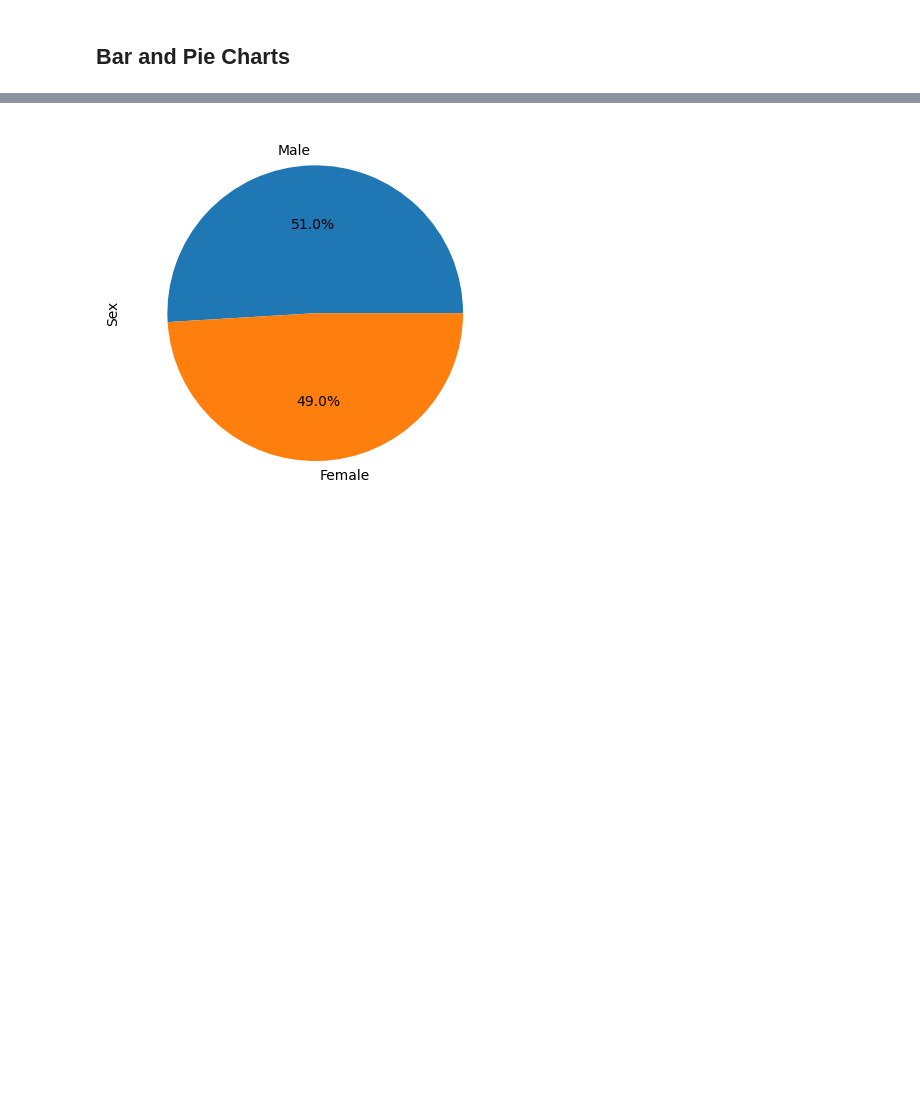
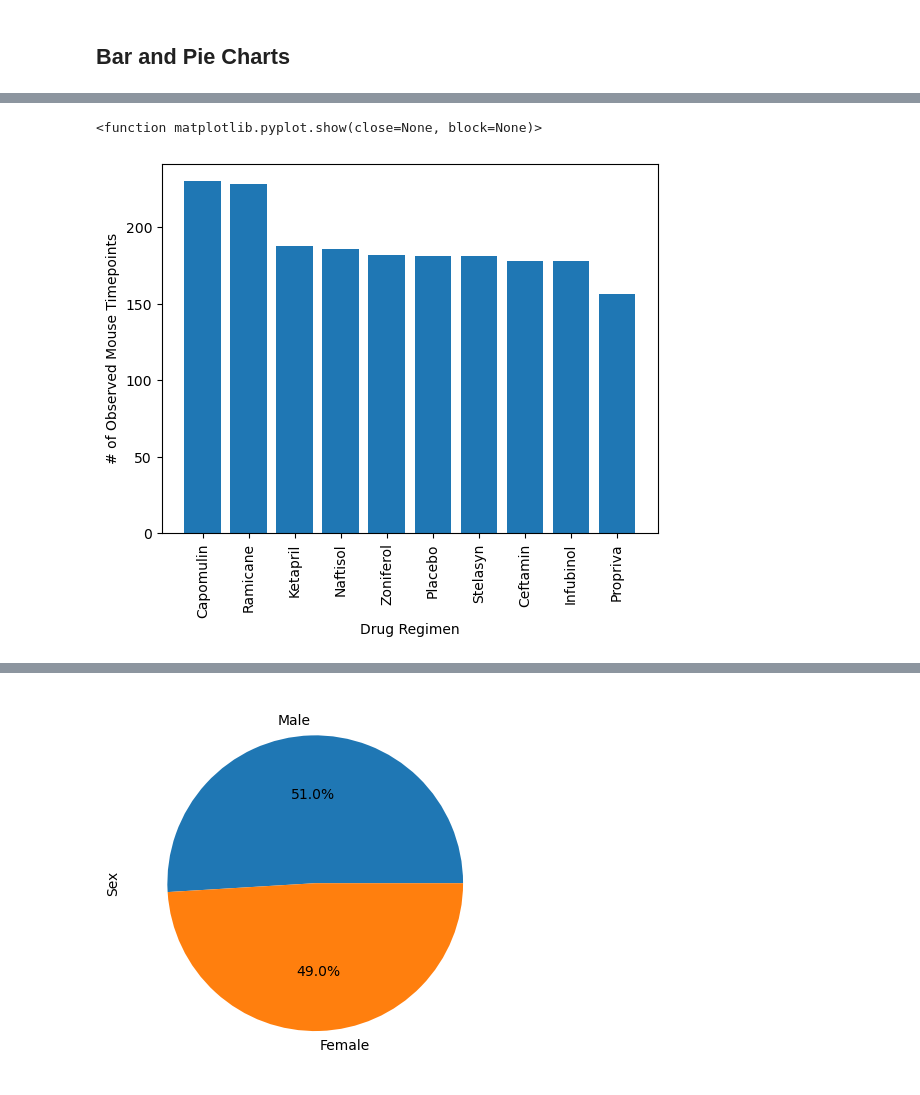
Before and after one commit to Vallkhan/Matplotlib-Project, a Jupyter notebook: pymaceuticals_starter_working_copy.ipynb, the cells around one changed output, grey strips where cells are left out. Saved outputs shown, nothing was run; the diff lists cells and outputs as text; code cells hidden in the pictures; blank space fills up the shorter version.

```diff
--- a/pymaceuticals_starter_working_copy.ipynb
+++ b/pymaceuticals_starter_working_copy.ipynb
@@ -160,0 +197,22 @@ mouse_study_results.groupby('Drug Regimen').agg({'Tumor Volume (mm3)':['mean','m
+# %%
+# Generate a bar plot showing the total number of rows (Mouse ID/Timepoints) for each drug regimen using pyplot.
+Name  = mouse_study_results['Drug Regimen'].unique()
+Name  = sorted(Name)
+x_axis = np.arange(0,len(Name))
+
+df = mouse_study_results.groupby('Drug Regimen')['Mouse ID'].count()
+dict = {'Name': Name,
+        "Drug_count": df}
+
+df = pd.DataFrame(dict)
+df = df.sort_values('Drug_count',ascending=False)
+
+
+plt.bar(df['Name'], df['Drug_count'], alpha = 1,align= "center")
+plt.xticks(df['Name'], rotation = 90)
+plt.xlabel("Drug Regimen")
+plt.ylabel("# of Observed Mouse Timepoints")
+plt.show
+# %% [output]
+<function matplotlib.pyplot.show(close=None, block=None)>
+[figure, added]
```
Also changed, not shown: parts of 8 cells of this notebook.
